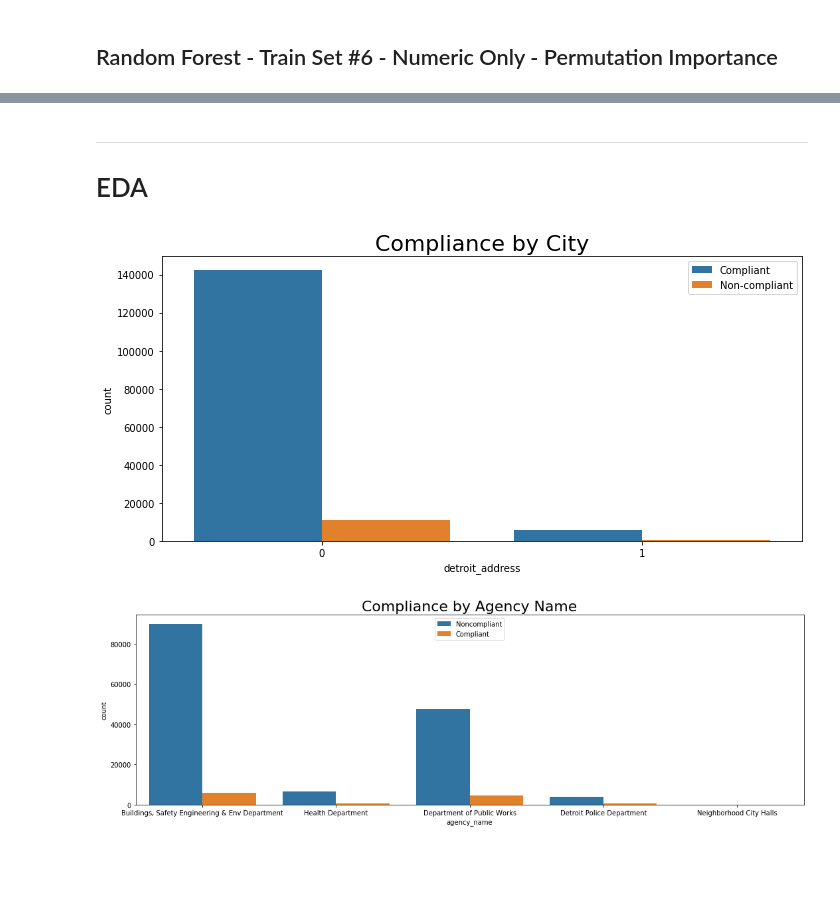
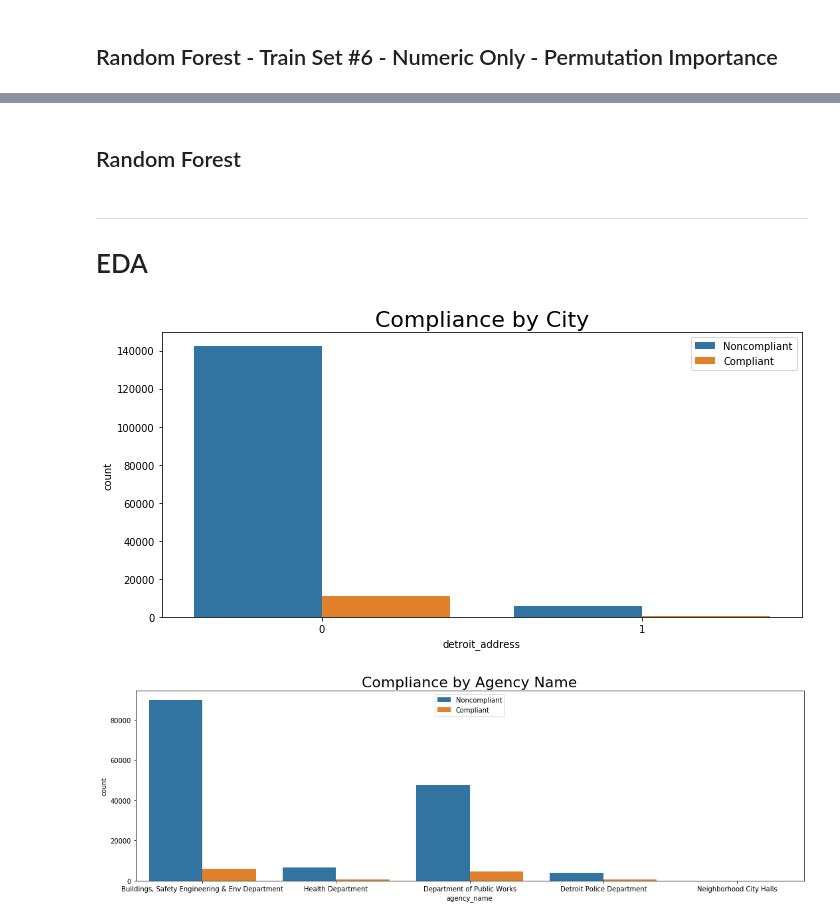
Before and after one commit to Morgan-Sell/detroit-blight-ticket, a Jupyter notebook: supervised_ml.ipynb, the cells around one changed output, grey strips where cells are left out. Drawn from its saved outputs; the diff is of its cells as text; code cells hidden in the pictures; blank space fills up the shorter version.

```diff
--- a/supervised_ml.ipynb
+++ b/supervised_ml.ipynb
@@ -541,0 +652,2 @@ plot_permutation_import(forest6, X6_val, y6_val, train6.columns, n_repeats=10)
+# %% [markdown]
+## Random Forest
@@ -545,11 +659,11 @@ plot_permutation_import(forest6, X6_val, y6_val, train6.columns, n_repeats=10)
 # %%
 plt.figure(figsize=(10,5))
 sns.countplot(x='detroit_address', data=train2, hue='compliance')
 plt.title('Compliance by City', fontsize=22)
-plt.legend(['Compliant', 'Non-compliant'])
+plt.legend(['Noncompliant', 'Compliant'])
 plt.tight_layout();
 # %% [output]
-[figure, old version]
+[figure, new version]
 # %%
 plt.figure(figsize=(15,5))
 sns.countplot(x='agency_name', data=train2, hue='compliance', )
```
Also changed, not shown: parts of 20 cells of this notebook.
